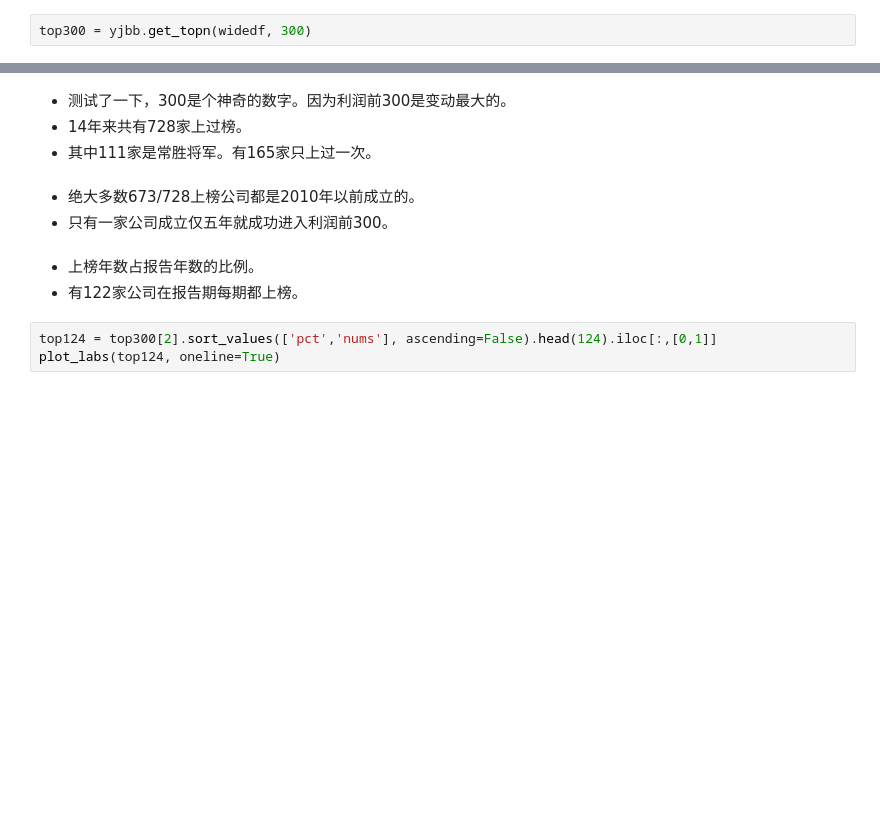
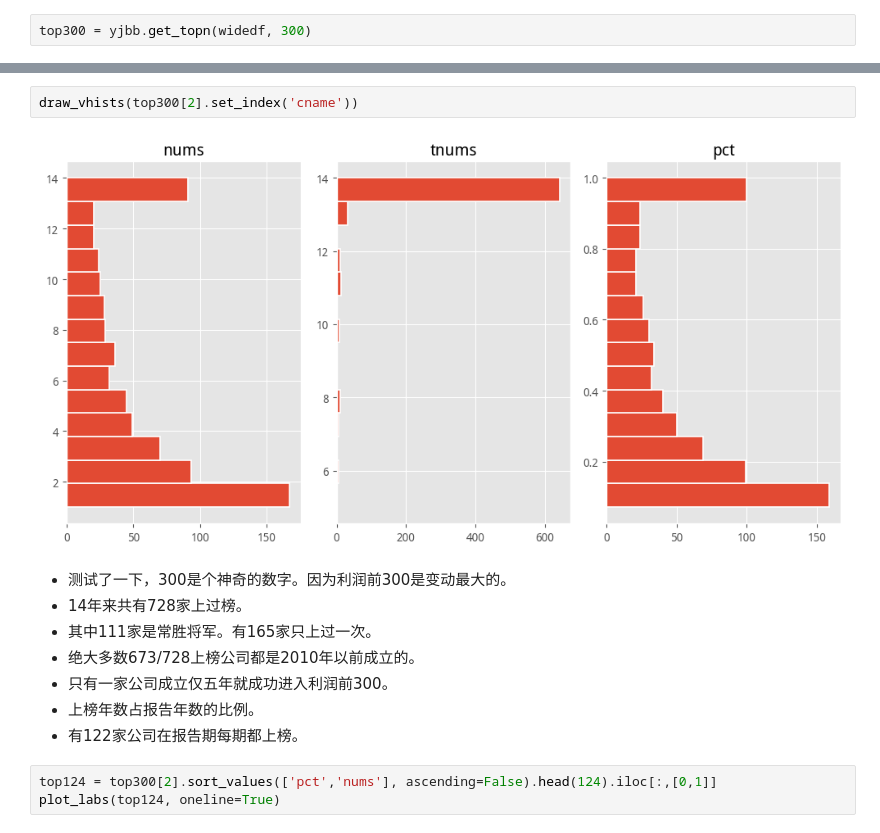
Before and after one commit to waterchinap/jb_reports, a Jupyter notebook: mywork/02_yjbb.ipynb, the cells around one changed output, grey strips where cells are left out. Saved outputs shown, nothing was run; the diff lists cells and outputs as text; blank space fills up the shorter version.

Commit message:
draw

```diff
--- a/mywork/02_yjbb.ipynb
+++ b/mywork/02_yjbb.ipynb
@@ -487,13 +475,15 @@ plot_hists(top300[2].iloc[:,1:])
+# %%
+draw_vhists(top300[2].set_index('cname'))
+# %% [output]
+[figure, added]
 # %% [markdown]
 - 测试了一下，300是个神奇的数字。因为利润前300是变动最大的。
 - 14年来共有728家上过榜。
 - 其中111家是常胜将军。有165家只上过一次。
+- 绝大多数673/728上榜公司都是2010年以前成立的。
+- 只有一家公司成立仅五年就成功进入利润前300。
+- 上榜年数占报告年数的比例。
+- 有122家公司在报告期每期都上榜。
-# %% [markdown]
-- 绝大多数673/728上榜公司都是2010年以前成立的。
-- 只有一家公司成立仅五年就成功进入利润前300。
-# %% [markdown]
-- 上榜年数占报告年数的比例。
-- 有122家公司在报告期每期都上榜。
 # %%
 top124 = top300[2].sort_values(['pct','nums'], ascending=False).head(124).iloc[:,[0,1]]
 plot_labs(top124, oneline=True)
```
Also changed, not shown: parts of 14 cells of this notebook, 2 other files.
